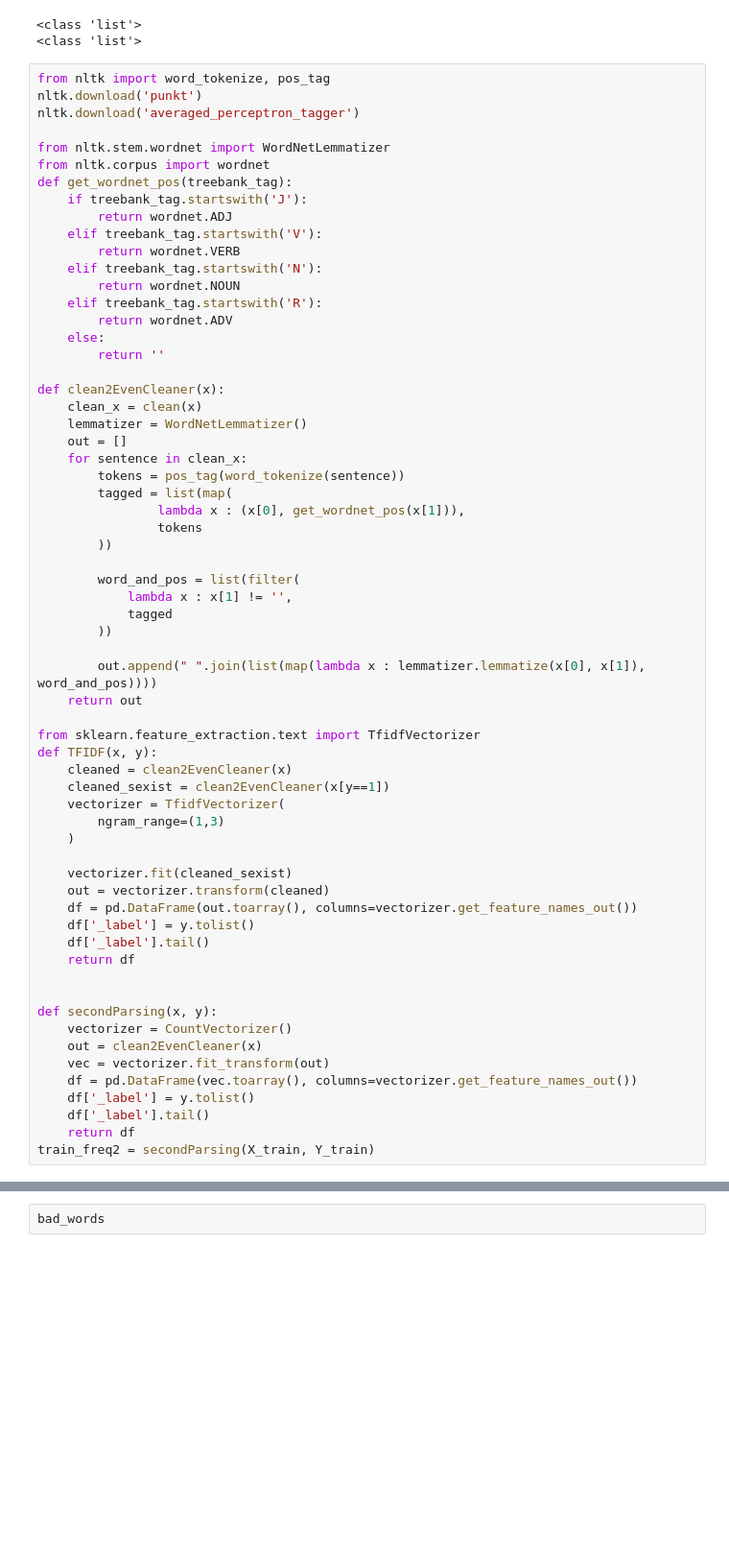
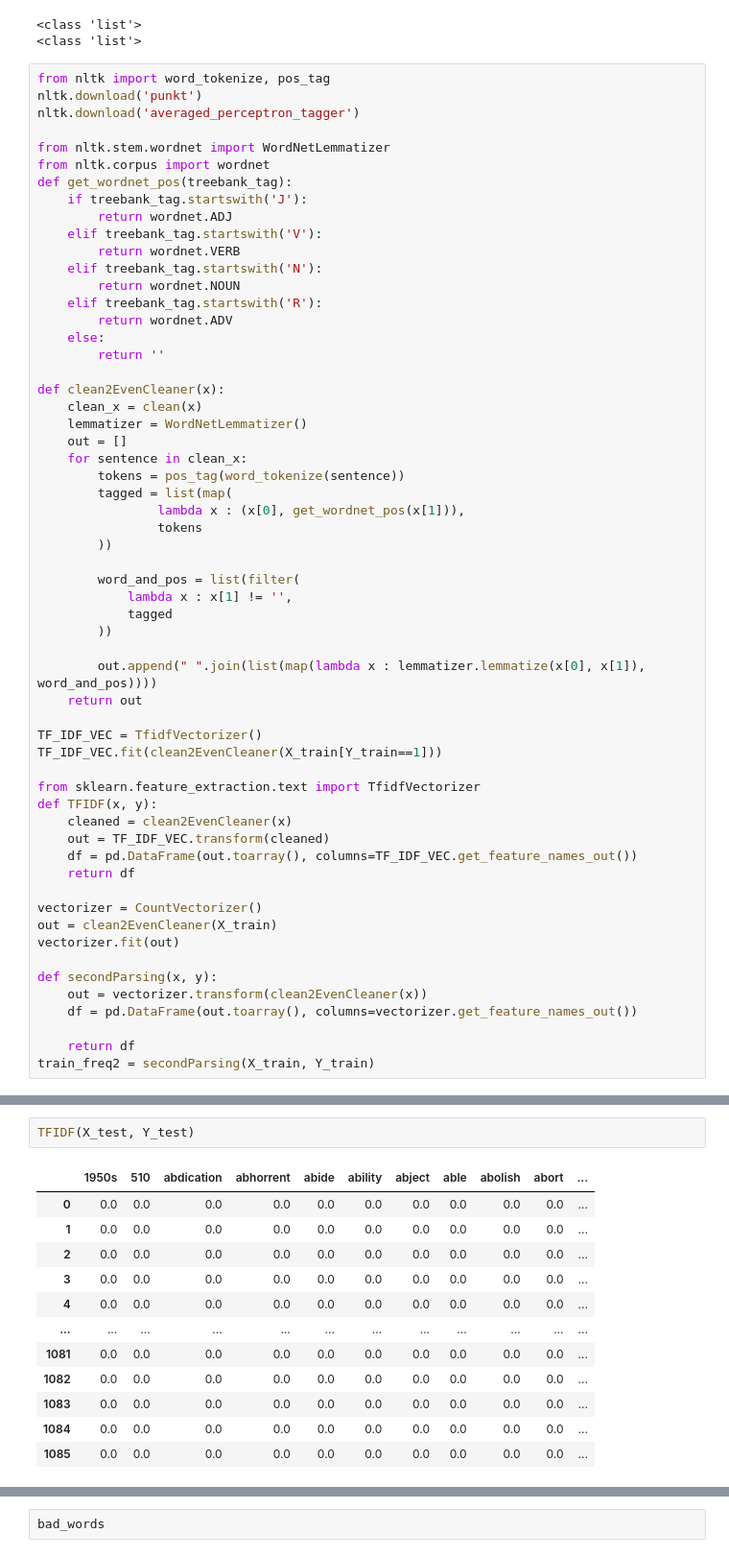
Before and after one commit to Elliot-Hagyard/CSC380FinalProject, a Jupyter notebook: brainstorm2.ipynb, the cells around one changed output, grey strips where cells are left out. Shown: that part at 96% size. Drawn from its saved outputs; the diff is of its cells as text; blank space fills up the shorter version.

```diff
--- a/brainstorm2.ipynb
+++ b/brainstorm2.ipynb
@@ -98,29 +98,24 @@ def clean2EvenCleaner(x):
         out.append(" ".join(list(map(lambda x : lemmatizer.lemmatize(x[0], x[1]), word_and_pos))))
     return out
 
+TF_IDF_VEC = TfidfVectorizer()
+TF_IDF_VEC.fit(clean2EvenCleaner(X_train[Y_train==1]))
+
 from sklearn.feature_extraction.text import TfidfVectorizer
 def TFIDF(x, y):
     cleaned = clean2EvenCleaner(x)
-    cleaned_sexist = clean2EvenCleaner(x[y==1])
-    vectorizer = TfidfVectorizer(
-        ngram_range=(1,3)
-    )
-
-    vectorizer.fit(cleaned_sexist)
-    out = vectorizer.transform(cleaned)
-    df = pd.DataFrame(out.toarray(), columns=vectorizer.get_feature_names_out())
-    df['_label'] = y.tolist()
-    df['_label'].tail()
+    out = TF_IDF_VEC.transform(cleaned)
+    df = pd.DataFrame(out.toarray(), columns=TF_IDF_VEC.get_feature_names_out())
     return df
 
+vectorizer = CountVectorizer()
+out = clean2EvenCleaner(X_train)
+vectorizer.fit(out)
 
 def secondParsing(x, y):
-    vectorizer = CountVectorizer()
-    out = clean2EvenCleaner(x)
-    vec = vectorizer.fit_transform(out)
-    df = pd.DataFrame(vec.toarray(), columns=vectorizer.get_feature_names_out())
-    df['_label'] = y.tolist()
-    df['_label'].tail()
+    out = vectorizer.transform(clean2EvenCleaner(x))
+    df = pd.DataFrame(out.toarray(), columns=vectorizer.get_feature_names_out())
+
     return df
 train_freq2 = secondParsing(X_train, Y_train)
 # %% [output]
@@ -220,0 +215,15 @@ print(f1_score(Y_test, pred_new, average = "weighted"))
+# %%
+TFIDF(X_test, Y_test)
+# %% [output]
+|  | 1950s | 510 | abdication | abhorrent | abide | ability | abject | able | abolish | abort | ... |
+| 0 | 0.0 | 0.0 | 0.0 | 0.0 | 0.0 | 0.0 | 0.0 | 0.0 | 0.0 | 0.0 | ... |
+| 1 | 0.0 | 0.0 | 0.0 | 0.0 | 0.0 | 0.0 | 0.0 | 0.0 | 0.0 | 0.0 | ... |
+| 2 | 0.0 | 0.0 | 0.0 | 0.0 | 0.0 | 0.0 | 0.0 | 0.0 | 0.0 | 0.0 | ... |
+| 3 | 0.0 | 0.0 | 0.0 | 0.0 | 0.0 | 0.0 | 0.0 | 0.0 | 0.0 | 0.0 | ... |
+| 4 | 0.0 | 0.0 | 0.0 | 0.0 | 0.0 | 0.0 | 0.0 | 0.0 | 0.0 | 0.0 | ... |
+| ... | ... | ... | ... | ... | ... | ... | ... | ... | ... | ... | ... |
+| 1081 | 0.0 | 0.0 | 0.0 | 0.0 | 0.0 | 0.0 | 0.0 | 0.0 | 0.0 | 0.0 | ... |
+| 1082 | 0.0 | 0.0 | 0.0 | 0.0 | 0.0 | 0.0 | 0.0 | 0.0 | 0.0 | 0.0 | ... |
+| 1083 | 0.0 | 0.0 | 0.0 | 0.0 | 0.0 | 0.0 | 0.0 | 0.0 | 0.0 | 0.0 | ... |
+| 1084 | 0.0 | 0.0 | 0.0 | 0.0 | 0.0 | 0.0 | 0.0 | 0.0 | 0.0 | 0.0 | ... |
+| 1085 | 0.0 | 0.0 | 0.0 | 0.0 | 0.0 | 0.0 | 0.0 | 0.0 | 0.0 | 0.0 | ... |
```
Also changed, not shown: parts of 12 cells of this notebook.
